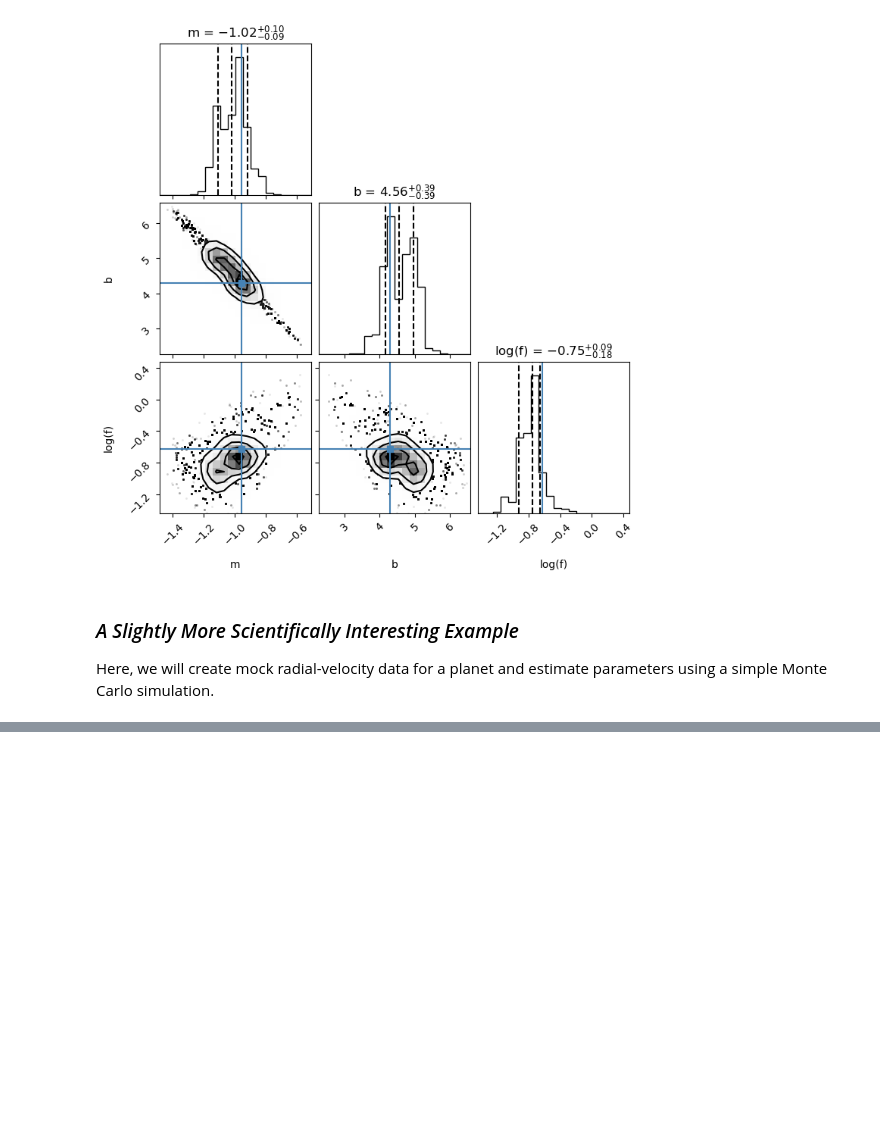
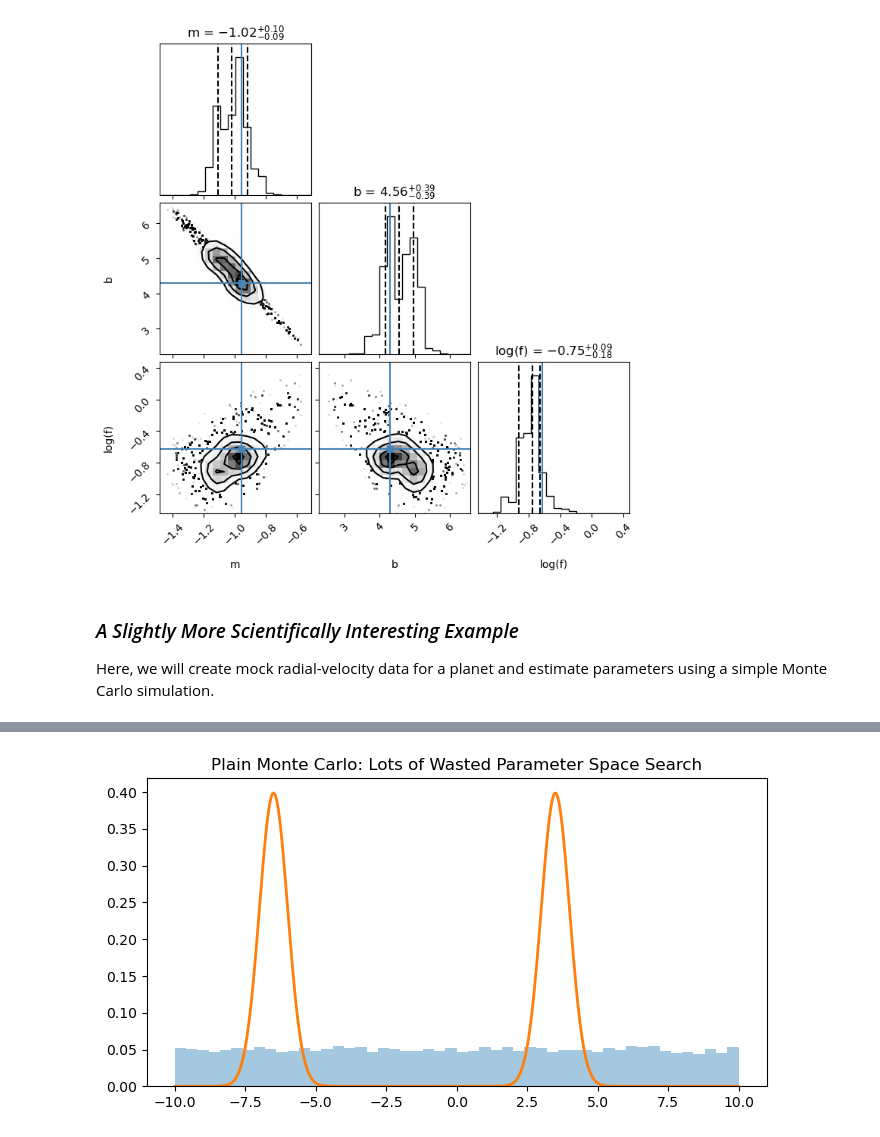
Before and after one commit to thaynecurrie/phys7903_fall2025, a Jupyter notebook: ScientificPythonNotes/Bayesian_MCMC/Python_MCMC_part1.ipynb, the cells around one changed output, grey strips where cells are left out. Drawn from its saved outputs; the diff is of its cells as text; code cells hidden in the pictures; blank space fills up the shorter version.

```diff
--- a/ScientificPythonNotes/Bayesian_MCMC/Python_MCMC_part1.ipynb
+++ b/ScientificPythonNotes/Bayesian_MCMC/Python_MCMC_part1.ipynb
@@ -660,0 +670,28 @@ fig = corner.corner(samples_posterior,show_titles=True,smooth=1.0,
+# %%
+
+
+# Example: mixture of Gaussians
+means = np.array([-6.5, 3.5])
+std = 0.5
+weights = np.array([0.5, 0.5])
+
+def sample_plain_mc(n):
+    # Propose uniformly over a wide range
+    return np.random.uniform(-10, 10, size=n)
+
+def target_density(x):
+    return 0.5*(1/np.sqrt(2*np.pi*std**2))*np.exp(-(x-means[0])**2/(2*std**2)) + \
+           0.5*(1/np.sqrt(2*np.pi*std**2))*np.exp(-(x-means[1])**2/(2*std**2))
+
+samples = sample_plain_mc(20000)
+weights_est = target_density(samples)
+
+# Plot histogram vs true density
+xs = np.linspace(-10, 10, 400)
+plt.figure(figsize=(8,4))
+plt.hist(samples, bins=50, density=True, alpha=0.4)
+plt.plot(xs, target_density(xs), linewidth=2)
+plt.title('Plain Monte Carlo: Lots of Wasted Parameter Space Search')
+plt.show()
+# %% [output]
+[figure, added]
```
Also changed, not shown: parts of 14 cells of this notebook.
